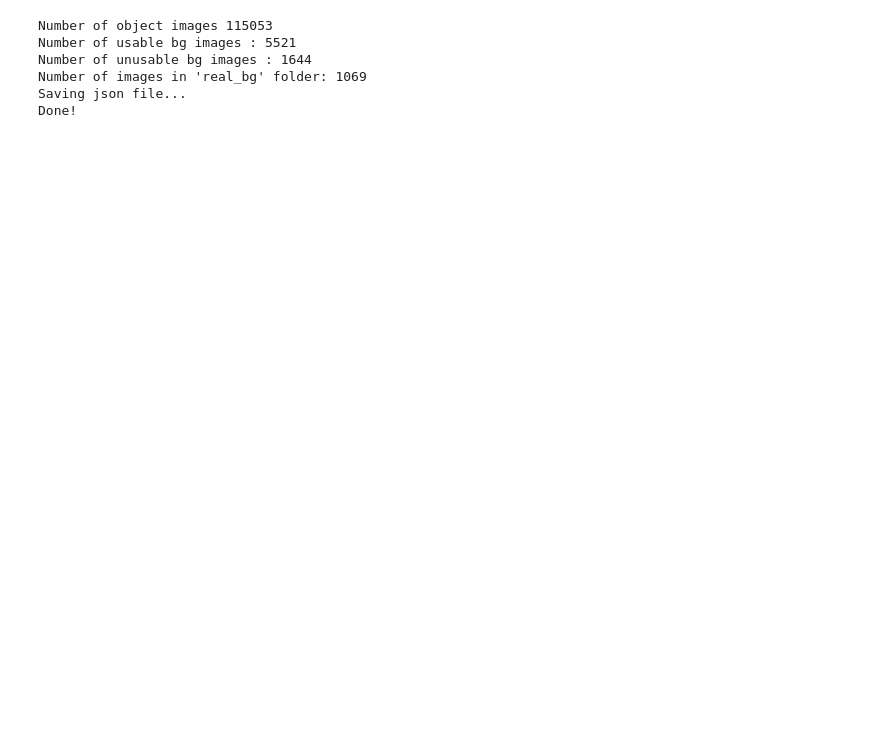
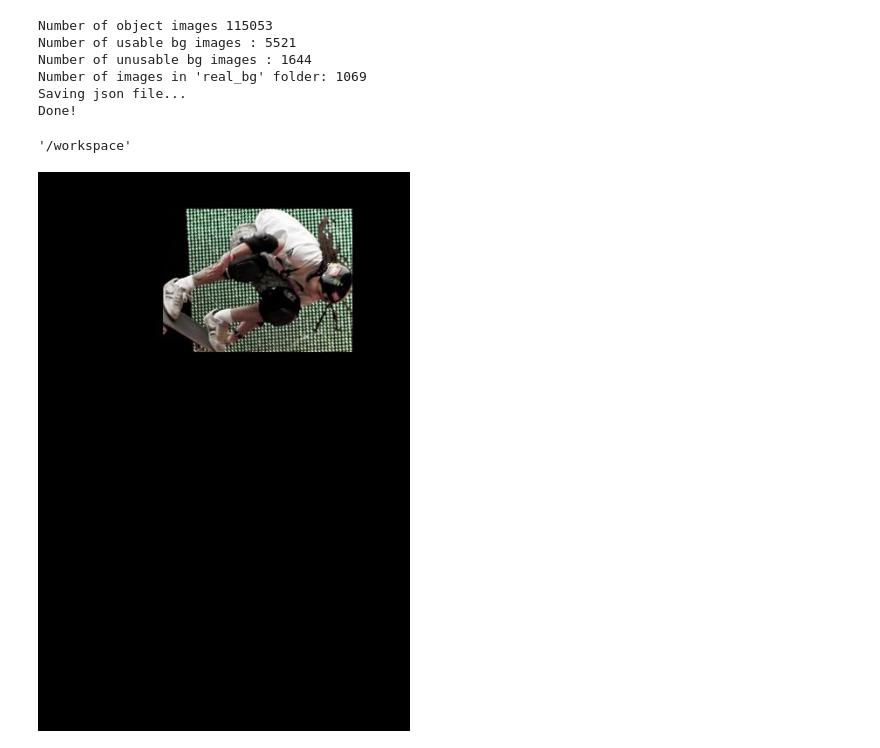
Before and after one commit to crimama/RobustMixGen, a Jupyter notebook: augmentation/img_obj_bg_divider.ipynb, the cells around one changed output. Saved outputs shown, nothing was run; the diff lists cells and outputs as text; code cells hidden in the pictures; blank space fills up the shorter version.

```diff
--- a/augmentation/img_obj_bg_divider.ipynb
+++ b/augmentation/img_obj_bg_divider.ipynb
@@ -166,3 +188,15 @@ def make_obj_bg_dict(json_file_path):
     return obj_bg_dict
 # %%
 obj_bg_dict = make_obj_bg_dict("./data/COCO/Annotations/coco_img_info_0.01_bbox_center_0.7.json")
+# %%
+os.getcwd()
+# %% [output]
+'/workspace'
+# %%
+import random
+# show sample obj image
+obj_img_list = os.listdir("./data/COCO/Images_0.01_bbox_center_0.7/obj")
+obj_img = Image.open(os.path.join("./data/COCO/Images_0.01_bbox_center_0.7/obj", random.choice(obj_img_list)))
+obj_img
+# %% [output]
+[figure, added]
```
Also changed, not shown: parts of 3 cells of this notebook, 1 other file.
